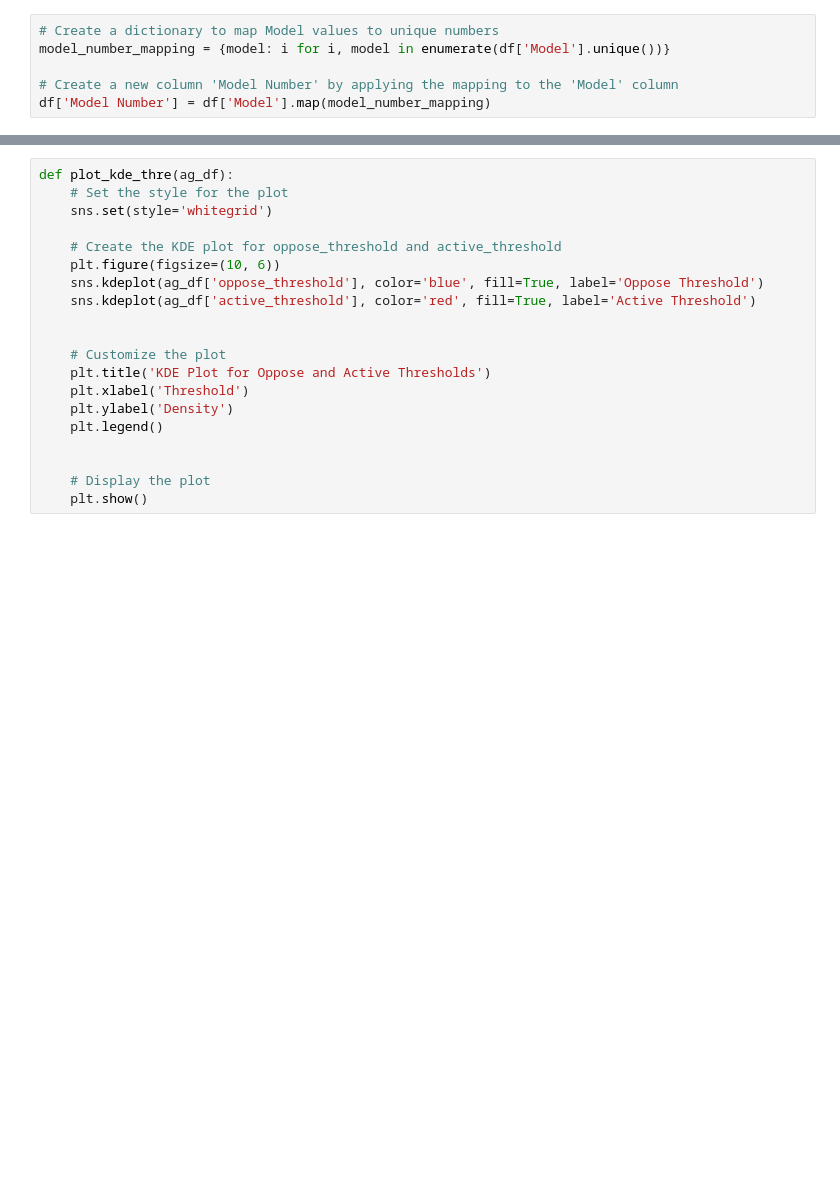
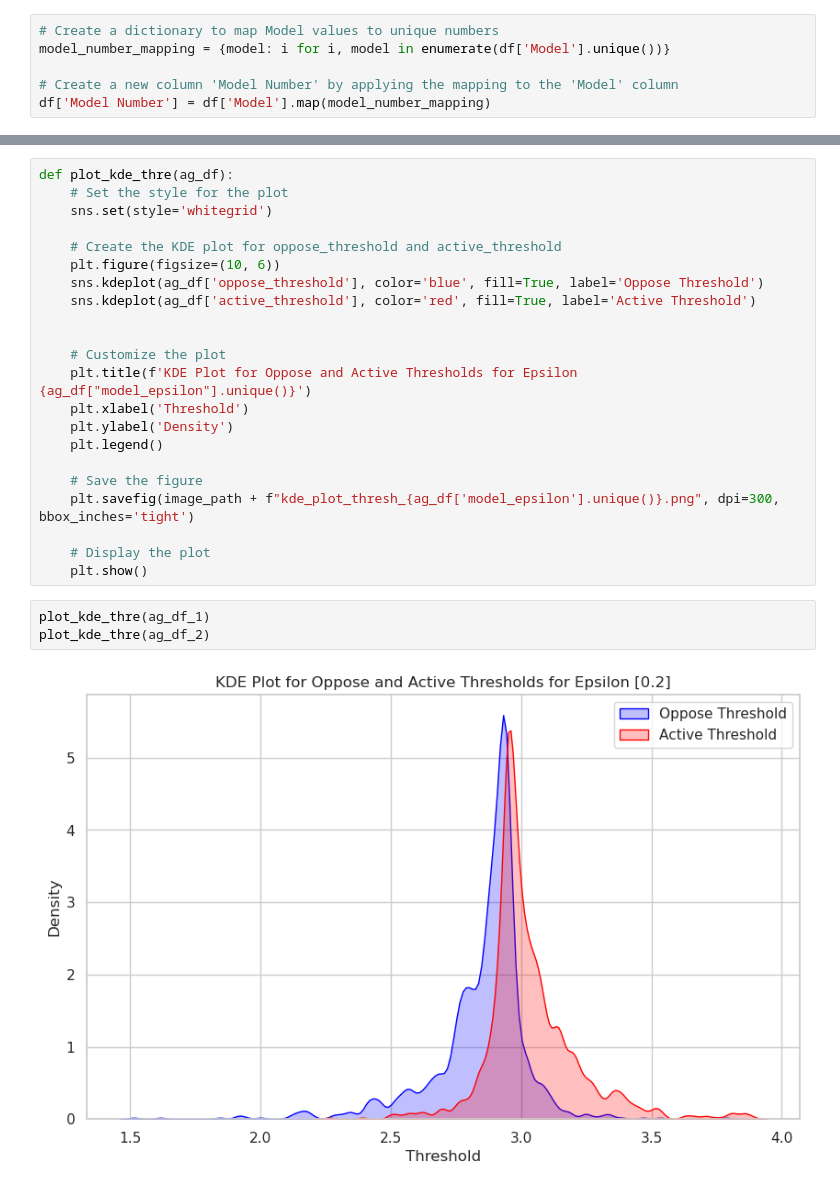
Before and after one commit to JoeHelbing/cascade, a Jupyter notebook: model_analysis/agent_level.ipynb, the cells around one changed output, grey strips where cells are left out. Drawn from its saved outputs; the diff is of its cells as text; blank space fills up the shorter version.

```diff
--- a/model_analysis/agent_level.ipynb
+++ b/model_analysis/agent_level.ipynb
@@ -162,11 +260,18 @@ def plot_kde_thre(ag_df):
 
 
     # Customize the plot
-    plt.title('KDE Plot for Oppose and Active Thresholds')
+    plt.title(f'KDE Plot for Oppose and Active Thresholds for Epsilon {ag_df["model_epsilon"].unique()}')
     plt.xlabel('Threshold')
     plt.ylabel('Density')
     plt.legend()
 
+    # Save the figure
+    plt.savefig(image_path + f"kde_plot_thresh_{ag_df['model_epsilon'].unique()}.png", dpi=300, bbox_inches='tight')
 
     # Display the plot
     plt.show()
+# %%
+plot_kde_thre(ag_df_1)
+plot_kde_thre(ag_df_2)
+# %% [output]
+[figure, added]
```
Also changed, not shown: parts of 20 cells of this notebook.
